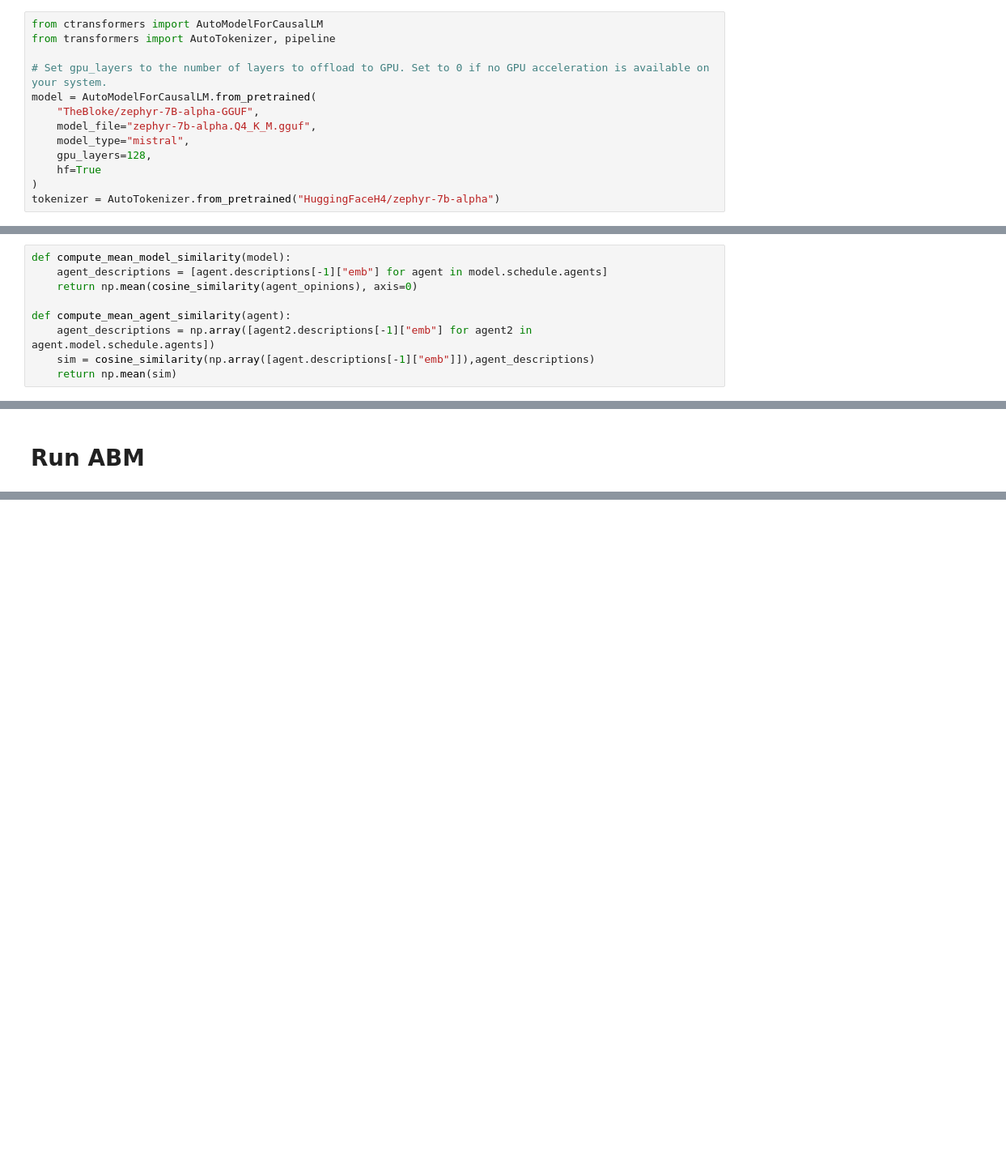
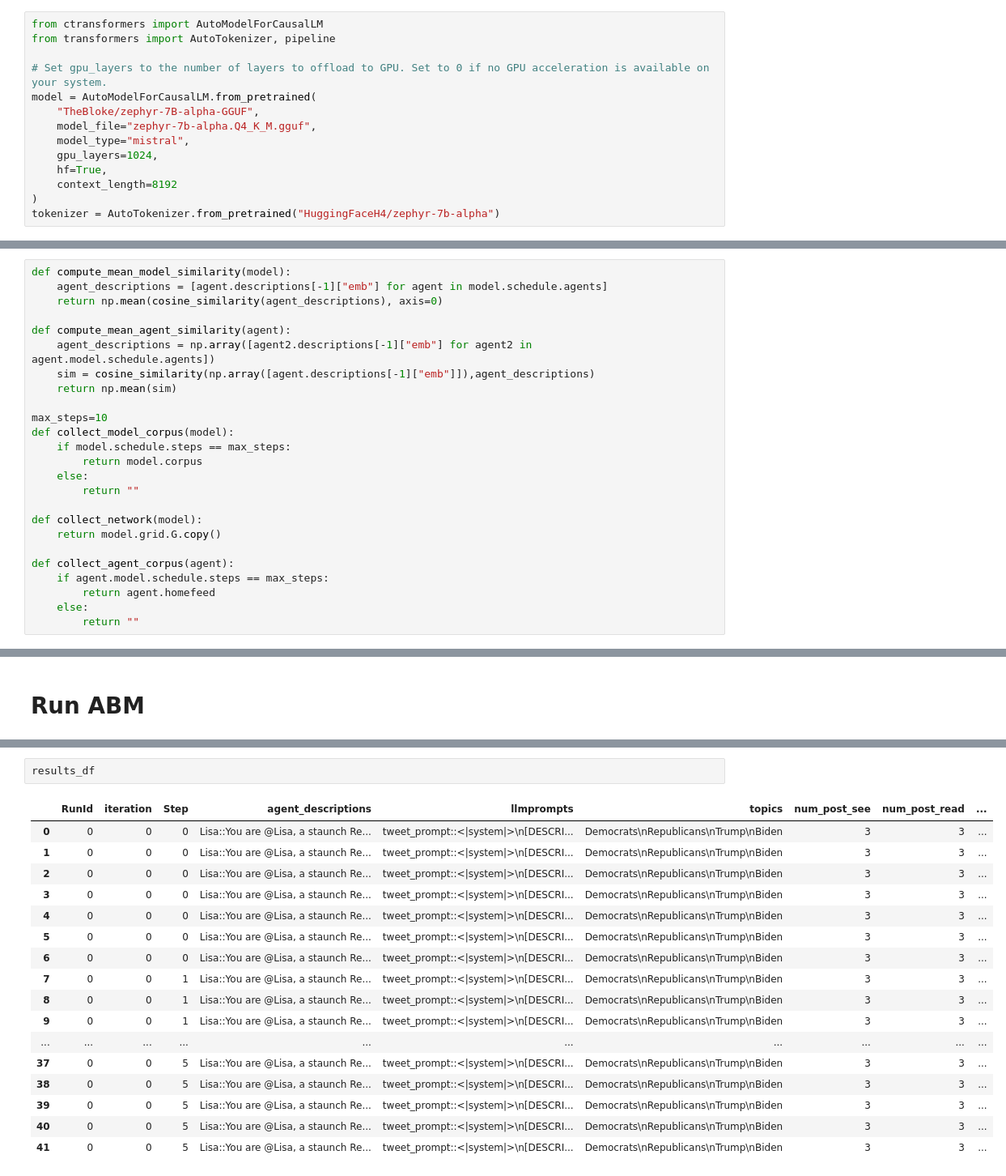
Before and after one commit to Hastingson/llm-abm, a Jupyter notebook: LLM_ABM.ipynb, the cells around one changed output, grey strips where cells are left out. Shown at 81% size. Saved outputs shown, nothing was run; the diff lists cells and outputs as text; blank space fills up the shorter version.

```diff
--- a/LLM_ABM.ipynb
+++ b/LLM_ABM.ipynb
@@ -200,8 +305,9 @@ model = AutoModelForCausalLM.from_pretrained(
     "TheBloke/zephyr-7B-alpha-GGUF",
     model_file="zephyr-7b-alpha.Q4_K_M.gguf",
     model_type="mistral",
-    gpu_layers=128,
-    hf=True
+    gpu_layers=1024,
+    hf=True,
+    context_length=8192
 )
 tokenizer = AutoTokenizer.from_pretrained("HuggingFaceH4/zephyr-7b-alpha")
 # %%
@@ -228,12 +332,28 @@ sentence_model = SentenceTransformer("all-MiniLM-L6-v2")
 # %%
 def compute_mean_model_similarity(model):
     agent_descriptions = [agent.descriptions[-1]["emb"] for agent in model.schedule.agents]
-    return np.mean(cosine_similarity(agent_opinions), axis=0)
+    return np.mean(cosine_similarity(agent_descriptions), axis=0)
 
 def compute_mean_agent_similarity(agent):
     agent_descriptions = np.array([agent2.descriptions[-1]["emb"] for agent2 in agent.model.schedule.agents])
     sim = cosine_similarity(np.array([agent.descriptions[-1]["emb"]]),agent_descriptions)
     return np.mean(sim)
+
+max_steps=10
+def collect_model_corpus(model):
+    if model.schedule.steps == max_steps:
+        return model.corpus
+    else:
+        return ""
+
+def collect_network(model):
+    return model.grid.G.copy()
+
+def collect_agent_corpus(agent):
+    if agent.model.schedule.steps == max_steps:
+        return agent.homefeed
+    else:
+        return ""
 # %%
 class LLMModel(mesa.Model):
 
@@ -405,0 +656,20 @@ Alex
+# %%
+results_df
+# %% [output]
+|  | RunId | iteration | Step | agent_descriptions | llmprompts | topics | num_post_see | num_post_read | ... |
+| 0 | 0 | 0 | 0 | Lisa::You are @Lisa, a staunch Re... | tweet_prompt::<|system|>\n[DESCRI... | Democrats\nRepublicans\nTrump\nBiden | 3 | 3 | ... |
+| 1 | 0 | 0 | 0 | Lisa::You are @Lisa, a staunch Re... | tweet_prompt::<|system|>\n[DESCRI... | Democrats\nRepublicans\nTrump\nBiden | 3 | 3 | ... |
+| 2 | 0 | 0 | 0 | Lisa::You are @Lisa, a staunch Re... | tweet_prompt::<|system|>\n[DESCRI... | Democrats\nRepublicans\nTrump\nBiden | 3 | 3 | ... |
+| 3 | 0 | 0 | 0 | Lisa::You are @Lisa, a staunch Re... | tweet_prompt::<|system|>\n[DESCRI... | Democrats\nRepublicans\nTrump\nBiden | 3 | 3 | ... |
+| 4 | 0 | 0 | 0 | Lisa::You are @Lisa, a staunch Re... | tweet_prompt::<|system|>\n[DESCRI... | Democrats\nRepublicans\nTrump\nBiden | 3 | 3 | ... |
+| 5 | 0 | 0 | 0 | Lisa::You are @Lisa, a staunch Re... | tweet_prompt::<|system|>\n[DESCRI... | Democrats\nRepublicans\nTrump\nBiden | 3 | 3 | ... |
+| 6 | 0 | 0 | 0 | Lisa::You are @Lisa, a staunch Re... | tweet_prompt::<|system|>\n[DESCRI... | Democrats\nRepublicans\nTrump\nBiden | 3 | 3 | ... |
+| 7 | 0 | 0 | 1 | Lisa::You are @Lisa, a staunch Re... | tweet_prompt::<|system|>\n[DESCRI... | Democrats\nRepublicans\nTrump\nBiden | 3 | 3 | ... |
+| 8 | 0 | 0 | 1 | Lisa::You are @Lisa, a staunch Re... | tweet_prompt::<|system|>\n[DESCRI... | Democrats\nRepublicans\nTrump\nBiden | 3 | 3 | ... |
+| 9 | 0 | 0 | 1 | Lisa::You are @Lisa, a staunch Re... | tweet_prompt::<|system|>\n[DESCRI... | Democrats\nRepublicans\nTrump\nBiden | 3 | 3 | ... |
+| ... | ... | ... | ... | ... | ... | ... | ... | ... | ... |
+| 37 | 0 | 0 | 5 | Lisa::You are @Lisa, a staunch Re... | tweet_prompt::<|system|>\n[DESCRI... | Democrats\nRepublicans\nTrump\nBiden | 3 | 3 | ... |
+| 38 | 0 | 0 | 5 | Lisa::You are @Lisa, a staunch Re... | tweet_prompt::<|system|>\n[DESCRI... | Democrats\nRepublicans\nTrump\nBiden | 3 | 3 | ... |
+| 39 | 0 | 0 | 5 | Lisa::You are @Lisa, a staunch Re... | tweet_prompt::<|system|>\n[DESCRI... | Democrats\nRepublicans\nTrump\nBiden | 3 | 3 | ... |
+| 40 | 0 | 0 | 5 | Lisa::You are @Lisa, a staunch Re... | tweet_prompt::<|system|>\n[DESCRI... | Democrats\nRepublicans\nTrump\nBiden | 3 | 3 | ... |
+| 41 | 0 | 0 | 5 | Lisa::You are @Lisa, a staunch Re... | tweet_prompt::<|system|>\n[DESCRI... | Democrats\nRepublicans\nTrump\nBiden | 3 | 3 | ... |
```
Also changed, not shown: parts of 26 cells of this notebook.
